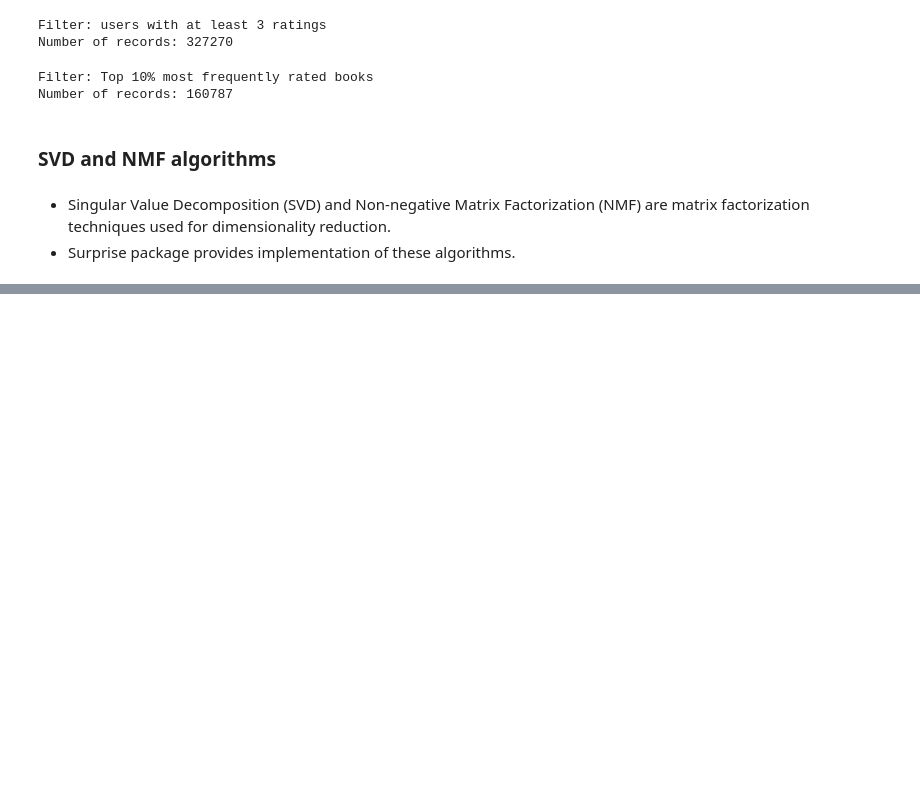
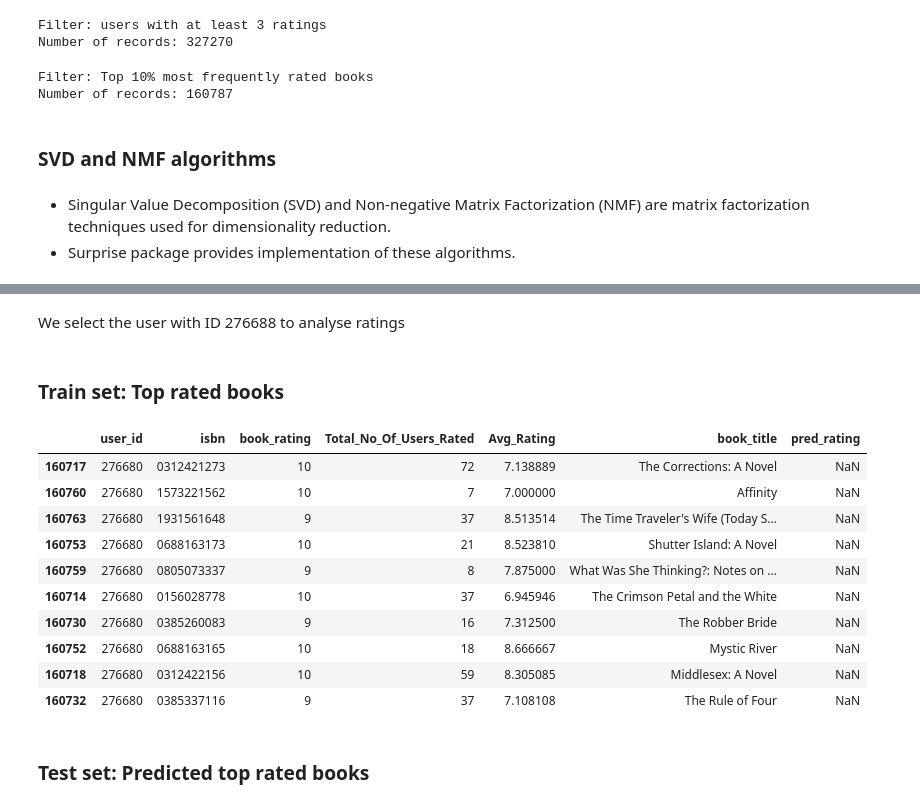
Before and after one commit to Biswajeet1995/Book-recommendation-system, a Jupyter notebook: book_recommendation_system.ipynb, the cells around one changed output, grey strips where cells are left out. Cells and saved outputs as stored; diff of their text form; code cells hidden in the pictures; blank space fills up the shorter version.

```diff
--- a/book_recommendation_system.ipynb
+++ b/book_recommendation_system.ipynb
@@ -837,0 +939,32 @@ dtype: float64
+# %%
+# Let's first make a copy of books dataset and merge on predicted dataframe
+
+df_books = books.copy()
+df_books.rename(columns = {'ISBN':'isbn' ,'Book-Title':'book_title'},inplace=True)
+df_ext = df.merge(df_books[['isbn', 'book_title']], on='isbn', how='left')
+df_ext = df_ext.merge(df_pred[['isbn', 'user_id', 'pred_rating']], on=['isbn', 'user_id'], how='left')
+# %% [markdown]
+We select the user with ID 276688 to analyse ratings
+# %% [markdown]
+### **Train set: Top rated books**
+# %%
+# Printing top 10 rated books by user 276680
+
+selected_user_id = 276680
+df_user = df_ext[df_ext['user_id']==selected_user_id]
+
+df_user[(df_user['pred_rating'].isna())&(df_user['book_rating']>=9)].sample(10)
+# %% [output]
+|  | user_id | isbn | book_rating | Total_No_Of_Users_Rated | Avg_Rating | book_title | pred_rating |
+| 160717 | 276680 | 0312421273 | 10 | 72 | 7.138889 | The Corrections: A Novel | NaN |
+| 160760 | 276680 | 1573221562 | 10 | 7 | 7.000000 | Affinity | NaN |
+| 160763 | 276680 | 1931561648 | 9 | 37 | 8.513514 | The Time Traveler's Wife (Today S... | NaN |
+| 160753 | 276680 | 0688163173 | 10 | 21 | 8.523810 | Shutter Island: A Novel | NaN |
+| 160759 | 276680 | 0805073337 | 9 | 8 | 7.875000 | What Was She Thinking?: Notes on ... | NaN |
+| 160714 | 276680 | 0156028778 | 10 | 37 | 6.945946 | The Crimson Petal and the White | NaN |
+| 160730 | 276680 | 0385260083 | 9 | 16 | 7.312500 | The Robber Bride | NaN |
+| 160752 | 276680 | 0688163165 | 10 | 18 | 8.666667 | Mystic River | NaN |
+| 160718 | 276680 | 0312422156 | 10 | 59 | 8.305085 | Middlesex: A Novel | NaN |
+| 160732 | 276680 | 0385337116 | 9 | 37 | 7.108108 | The Rule of Four | NaN |
+# %% [markdown]
+### **Test set: Predicted top rated books**
```
Also changed, not shown: parts of 30 cells of this notebook.
